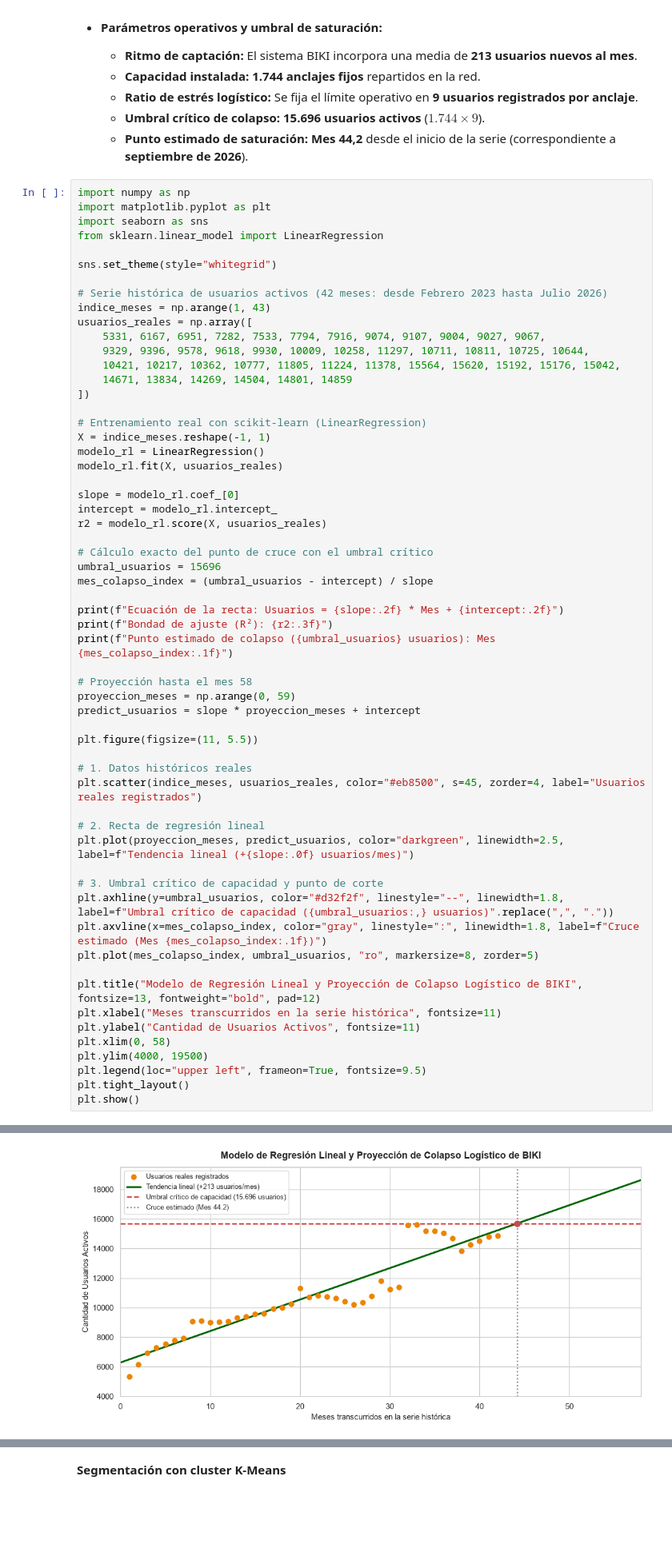
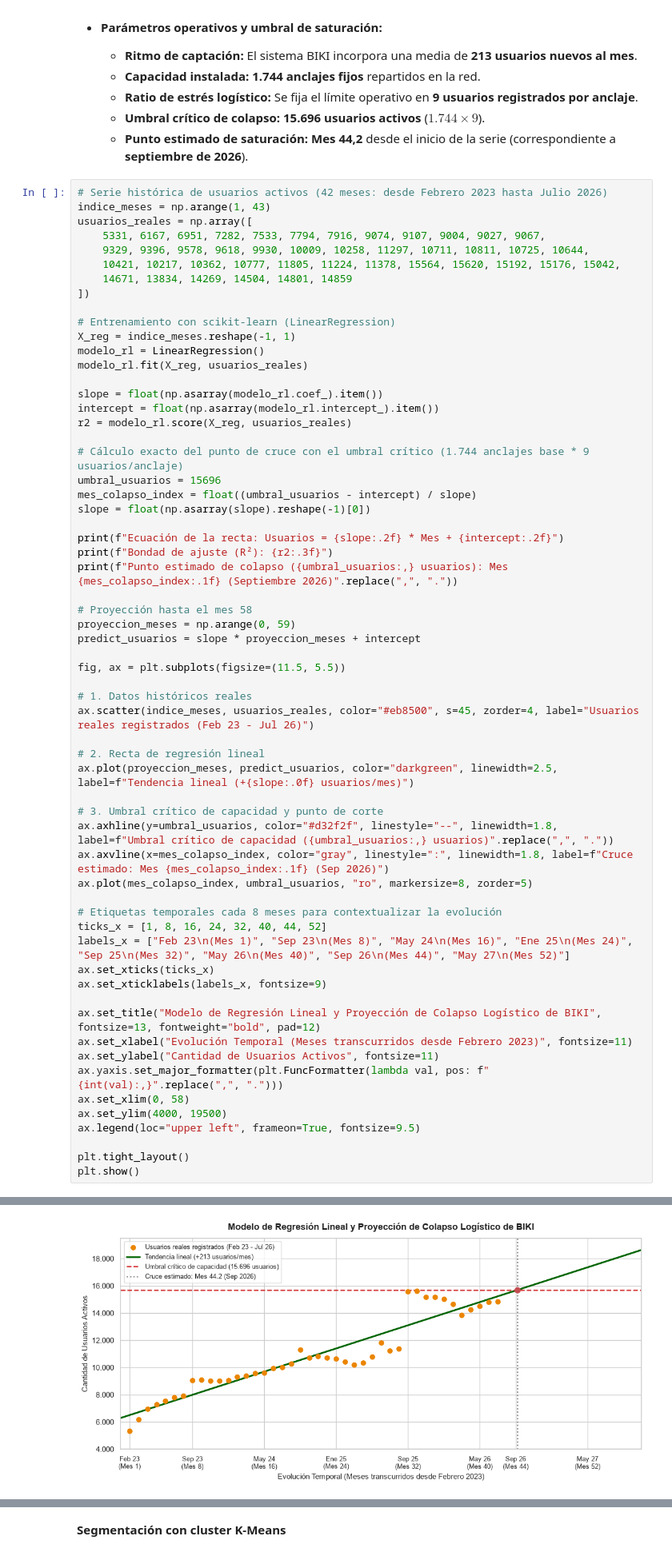
Before and after one commit to adrianamorchons/estudio_bicicletas_biki_valladolid, a Jupyter notebook: analisis_servicio_biki_valladolid.ipynb, the cells around one changed output, grey strips where cells are left out. Shown at 80% size. Drawn from its saved outputs; the diff is of its cells as text; blank space fills up the shorter version.

```diff
--- a/analisis_servicio_biki_valladolid.ipynb
+++ b/analisis_servicio_biki_valladolid.ipynb
@@ -1769,13 +1644,6 @@ Mediante el análisis de la serie histórica de usuarios activos, este modelo es
   * **Umbral crítico de colapso:** **15.696 usuarios activos** ($1.744 \times 9$).
   * **Punto estimado de saturación:** **Mes 44,2** desde el inicio de la serie (correspondiente a **septiembre de 2026**).
 # %%
-import numpy as np
-import matplotlib.pyplot as plt
-import seaborn as sns
-from sklearn.linear_model import LinearRegression
-
-sns.set_theme(style="whitegrid")
-
 # Serie histórica de usuarios activos (42 meses: desde Febrero 2023 hasta Julio 2026)
 indice_meses = np.arange(1, 43)
 usuarios_reales = np.array([
@@ -1785,46 +1653,55 @@ usuarios_reales = np.array([
     14671, 13834, 14269, 14504, 14801, 14859
 ])
 
-# Entrenamiento real con scikit-learn (LinearRegression)
-X = indice_meses.reshape(-1, 1)
+# Entrenamiento con scikit-learn (LinearRegression)
+X_reg = indice_meses.reshape(-1, 1)
 modelo_rl = LinearRegression()
-modelo_rl.fit(X, usuarios_reales)
+modelo_rl.fit(X_reg, usuarios_reales)
 
-slope = modelo_rl.coef_[0]
-intercept = modelo_rl.intercept_
-r2 = modelo_rl.score(X, usuarios_reales)
+slope = float(np.asarray(modelo_rl.coef_).item())
+intercept = float(np.asarray(modelo_rl.intercept_).item())
+r2 = modelo_rl.score(X_reg, usuarios_reales)
 
-# Cálculo exacto del punto de cruce con el umbral crítico
+# Cálculo exacto del punto de cruce con el umbral crítico (1.744 anclajes base * 9 usuarios/anclaje)
 umbral_usuarios = 15696
-mes_colapso_index = (umbral_usuarios - intercept) / slope
+mes_colapso_index = float((umbral_usuarios - intercept) / slope)
+slope = float(np.asarray(slope).reshape(-1)[0])
 
 print(f"Ecuación de la recta: Usuarios = {slope:.2f} * Mes + {intercept:.2f}")
 print(f"Bondad de ajuste (R²): {r2:.3f}")
-print(f"Punto estimado de colapso ({umbral_usuarios} usuarios): Mes {mes_colapso_index:.1f}")
+print(f"Punto estimado de colapso ({umbral_usuarios:,} usuarios): Mes {mes_colapso_index:.1f} (Septiembre 2026)".replace(",", "."))
 
 # Proyección hasta el mes 58
 proyeccion_meses = np.arange(0, 59)
 predict_usuarios = slope * proyeccion_meses + intercept
 
-plt.figure(figsize=(11, 5.5))
+fig, ax = plt.subplots(figsize=(11.5, 5.5))
 
 # 1. Datos históricos reales
-plt.scatter(indice_meses, usuarios_reales, color="#eb8500", s=45, zorder=4, label="Usuarios reales registrados")
+ax.scatter(indice_meses, usuarios_reales, color="#eb8500", s=45, zorder=4, label="Usuarios reales registrados (Feb 23 - Jul 26)")
 
 # 2. Recta de regresión lineal
-plt.plot(proyeccion_meses, predict_usuarios, color="darkgreen", linewidth=2.5, label=f"Tendencia lineal (+{slope:.0f} usuarios/mes)")
+ax.plot(proyeccion_meses, predict_usuarios, color="darkgreen", linewidth=2.5, label=f"Tendencia lineal (+{slope:.0f} usuarios/mes)")
 
 # 3. Umbral crítico de capacidad y punto de corte
-plt.axhline(y=umbral_usuarios, color="#d32f2f", linestyle="--", linewidth=1.8, label=f"Umbral crítico de capacidad ({umbral_usuarios:,} usuarios)".replace(",", "."))
-plt.axvline(x=mes_colapso_index, color="gray", linestyle=":", linewidth=1.8, label=f"Cruce estimado (Mes {mes_colapso_index:.1f})")
-plt.plot(mes_colapso_index, umbral_usuarios, "ro", markersize=8, zorder=5)
+ax.axhline(y=umbral_usuarios, color="#d32f2f", linestyle="--", linewidth=1.8, label=f"Umbral crítico de capacidad ({umbral_usuarios:,} usuarios)".replace(",", "."))
+ax.axvline(x=mes_colapso_index, color="gray", linestyle=":", linewidth=1.8, label=f"Cruce estimado: Mes {mes_colapso_index:.1f} (Sep 2026)")
+ax.plot(mes_colapso_index, umbral_usuarios, "ro", markersize=8, zorder=5)
 
-plt.title("Modelo de Regresión Lineal y Proyección de Colapso Logístico de BIKI", fontsize=13, fontweight="bold", pad=12)
-plt.xlabel("Meses transcurridos en la serie histórica", fontsize=11)
-plt.ylabel("Cantidad de Usuarios Activos", fontsize=11)
-plt.xlim(0, 58)
-plt.ylim(4000, 19500)
-plt.legend(loc="upper left", frameon=True, fontsize=9.5)
+# Etiquetas temporales cada 8 meses para contextualizar la evolución
+ticks_x = [1, 8, 16, 24, 32, 40, 44, 52]
+labels_x = ["Feb 23\n(Mes 1)", "Sep 23\n(Mes 8)", "May 24\n(Mes 16)", "Ene 25\n(Mes 24)", "Sep 25\n(Mes 32)", "May 26\n(Mes 40)", "Sep 26\n(Mes 44)", "May 27\n(Mes 52)"]
+ax.set_xticks(ticks_x)
+ax.set_xticklabels(labels_x, fontsize=9)
+
+ax.set_title("Modelo de Regresión Lineal y Proyección de Colapso Logístico de BIKI", fontsize=13, fontweight="bold", pad=12)
+ax.set_xlabel("Evolución Temporal (Meses transcurridos desde Febrero 2023)", fontsize=11)
+ax.set_ylabel("Cantidad de Usuarios Activos", fontsize=11)
+ax.yaxis.set_major_formatter(plt.FuncFormatter(lambda val, pos: f"{int(val):,}".replace(",", ".")))
+ax.set_xlim(0, 58)
+ax.set_ylim(4000, 19500)
+ax.legend(loc="upper left", frameon=True, fontsize=9.5)
+
 plt.tight_layout()
 plt.show()
 # %% [output]
@@ -1834,4 +1711,4 @@ Punto estimado de colapso (15696 usuarios): Mes 44.2
-[figure, old version]
+[figure, new version]
 # %% [markdown]
 El modelo de regresión lineal es acumulativo y estrictamente ascendente, ya que ha cruzado el umbral crítico de 15.696 usuarios. Este colapso seguirá durante los meses siguientes, hasta diciembre y enero, a menos que se amplíe un poco la infraestructura existente.
 
```
Also changed, not shown: parts of 53 cells of this notebook.
